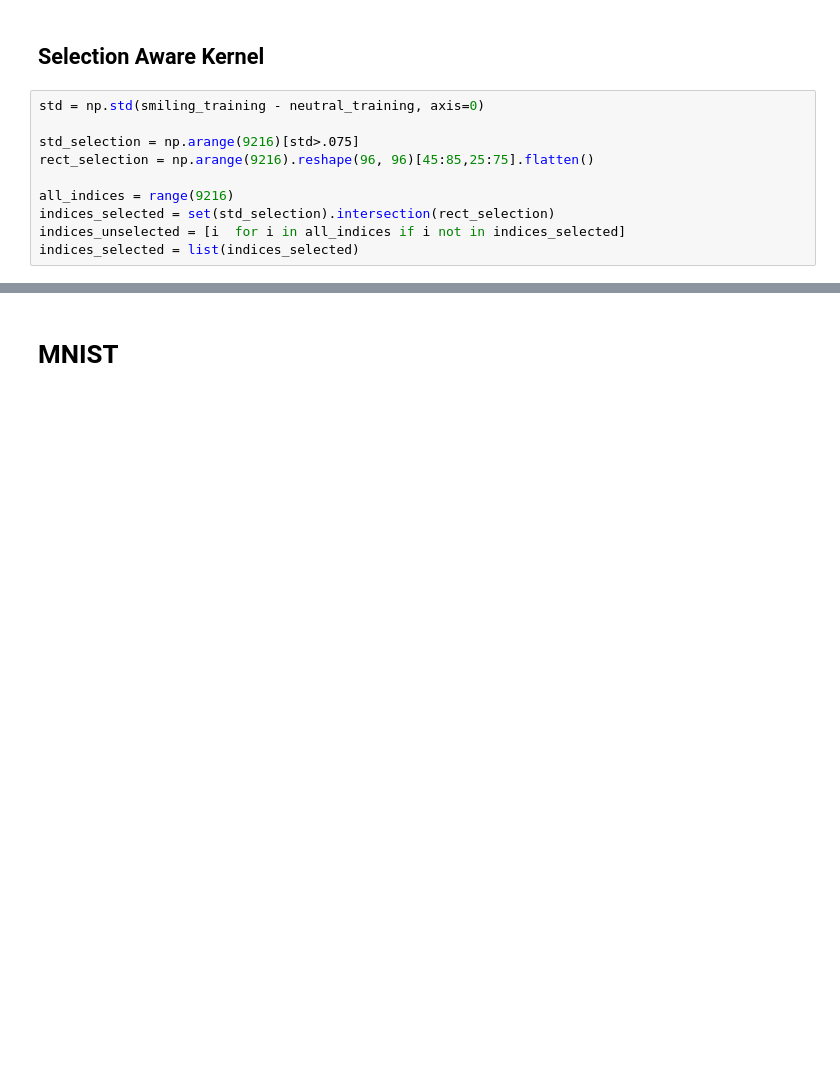
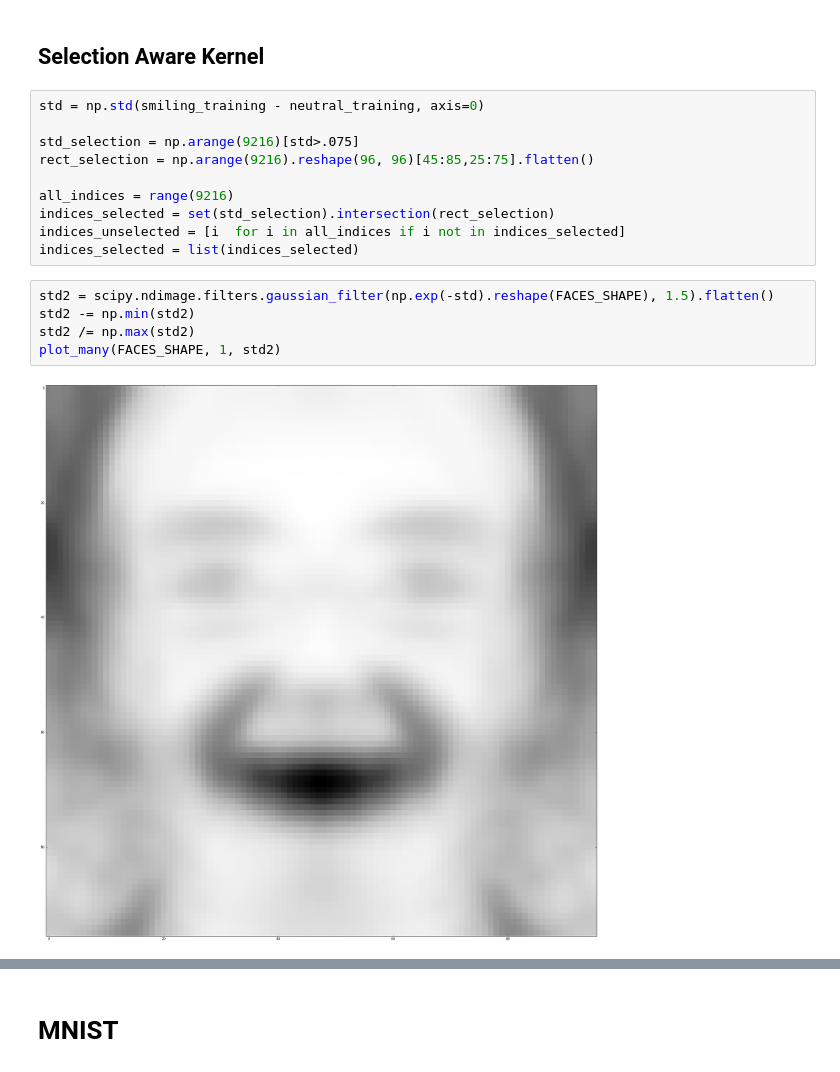
Before and after one commit to ehlemur-zz/BP, a Jupyter notebook: SOP Scratchpad.ipynb, the cells around one changed output, grey strips where cells are left out. Saved outputs shown, nothing was run; the diff lists cells and outputs as text; blank space fills up the shorter version.

```diff
--- a/SOP Scratchpad.ipynb
+++ b/SOP Scratchpad.ipynb
@@ -273,6 +327,13 @@ all_indices = range(9216)
 indices_selected = set(std_selection).intersection(rect_selection)
 indices_unselected = [i  for i in all_indices if i not in indices_selected]
 indices_selected = list(indices_selected)
+# %%
+std2 = scipy.ndimage.filters.gaussian_filter(np.exp(-std).reshape(FACES_SHAPE), 1.5).flatten()
+std2 -= np.min(std2)
+std2 /= np.max(std2)
+plot_many(FACES_SHAPE, 1, std2)
+# %% [output]
+[figure, added]
 # %%
 A = std.copy()
 A[std_selection] = 2
```
Also changed, not shown: parts of 18 cells of this notebook.
